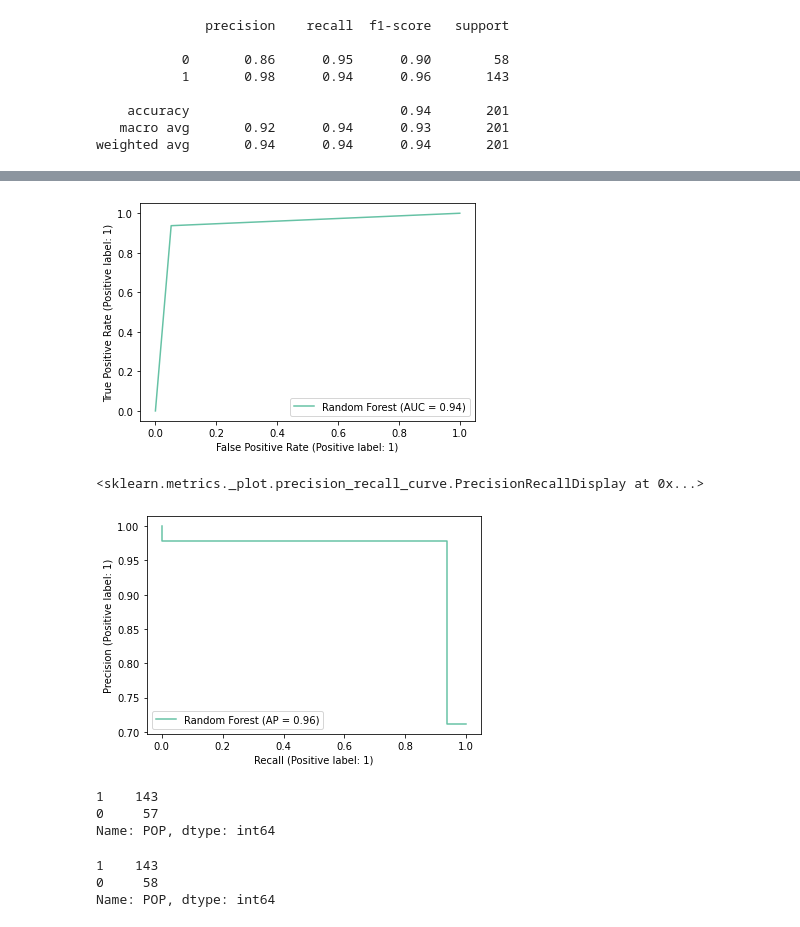
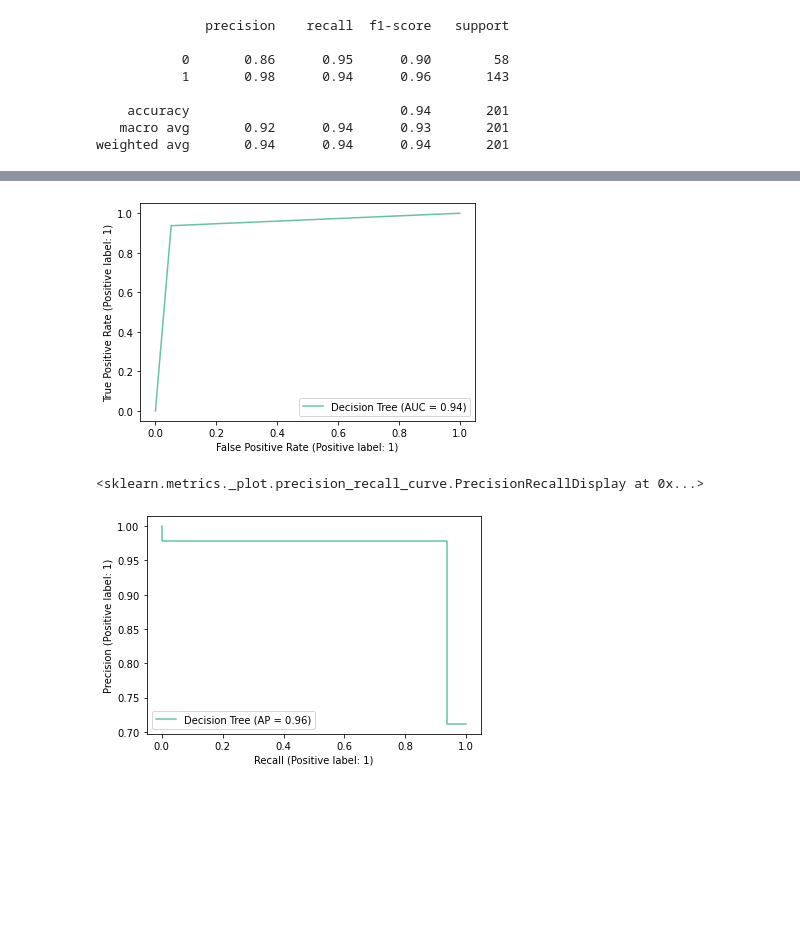
Before and after one commit to Lizzy-Mejia/Asteroseismology_Prediction, a Jupyter notebook: Asteroseismology_Prediction.ipynb, the cells around one changed output, grey strips where cells are left out. Drawn from its saved outputs; the diff is of its cells as text; code cells hidden in the pictures; blank space fills up the shorter version.

```diff
--- a/Asteroseismology_Prediction.ipynb
+++ b/Asteroseismology_Prediction.ipynb
@@ -649,26 +657,12 @@ weighted avg       0.94      0.94      0.94       201
 # %%
 # Curva ROC para los datos de test
-RocCurveDisplay.from_predictions(y_test, y_pred2, name="Random Forest")
+RocCurveDisplay.from_predictions(y_test, y_pred2, name="Decision Tree")
 plt.show()
 # %% [output]
-[figure, old version]
+[figure, new version]
 # %%
 # Curva PR para los datos de test
-PrecisionRecallDisplay.from_estimator(mejor_modelo, X_test_transformed, y_test, name="Random Forest")
+PrecisionRecallDisplay.from_estimator(mejor_modelo, X_test_transformed, y_test, name="Decision Tree")
 # %% [output]
 <sklearn.metrics._plot.precision_recall_curve.PrecisionRecallDisplay at 0x...>
-[figure, old version]
+[figure, new version]
-# %%
-#Validación de la cantidad de ejemplos que posee el dataset segun la variable de salida.
-val_set["POP"].value_counts()
-# %% [output]
-1    143
-0     57
-Name: POP, dtype: int64
-# %%
-#Validación de la cantidad de ejemplos que posee el dataset segun la variable de salida.
-test_set["POP"].value_counts()
-# %% [output]
-1    143
-0     58
-Name: POP, dtype: int64
```
Also changed, not shown: parts of 6 cells of this notebook.
